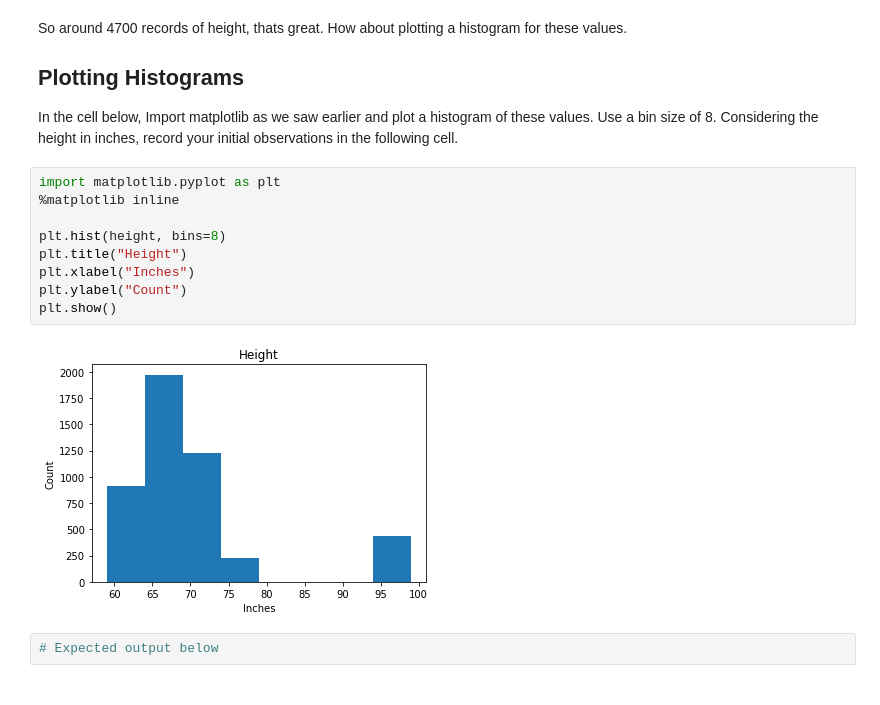
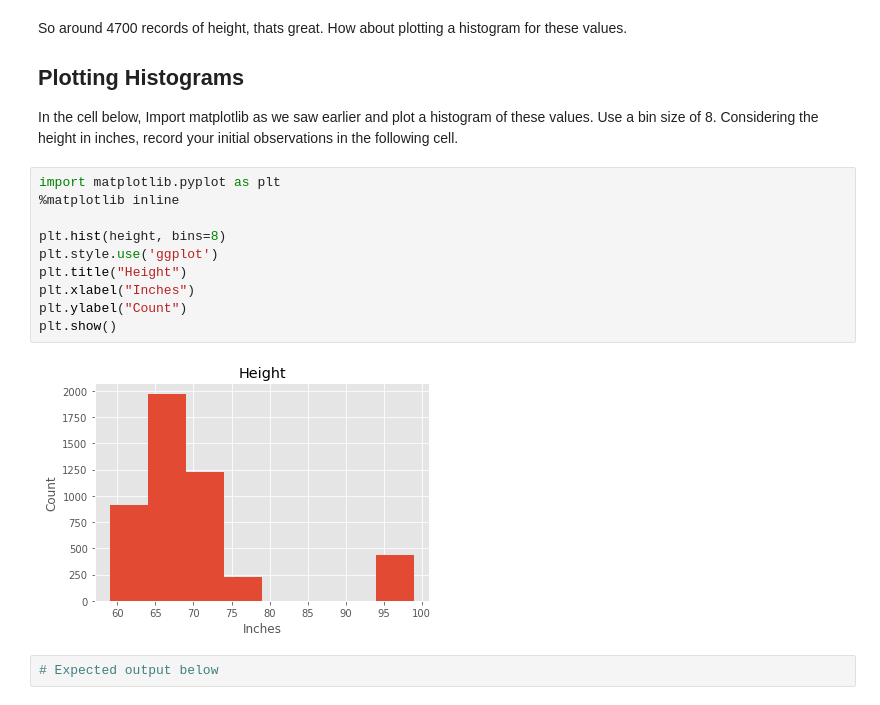
Before and after one commit to learn-co-students/dsc-1-02-17-implementing-statistics-with-functions-lab-online-ds-ft-100118, a Jupyter notebook: index.ipynb, the cells around one changed output. Cells and saved outputs as stored; diff of their text form.

```diff
--- a/index.ipynb
+++ b/index.ipynb
@@ -41,14 +41,15 @@ In the cell below, Import matplotlib as we saw earlier and plot a histogram of t
 # %%
 import matplotlib.pyplot as plt
 %matplotlib inline
 
 plt.hist(height, bins=8)
+plt.style.use('ggplot')
 plt.title("Height")
 plt.xlabel("Inches")
 plt.ylabel("Count")
 plt.show()
 # %% [output]
-[figure, old version]
+[figure, new version]
 # %%
 # Expected output below
 # %%
```
Also changed, not shown: parts of 2 cells of this notebook.
